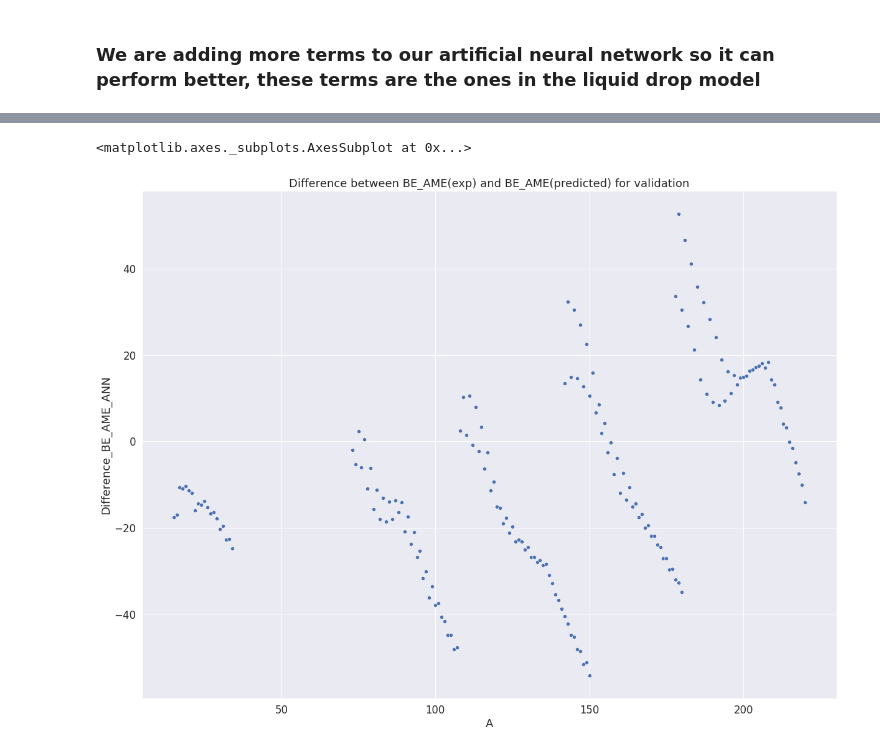
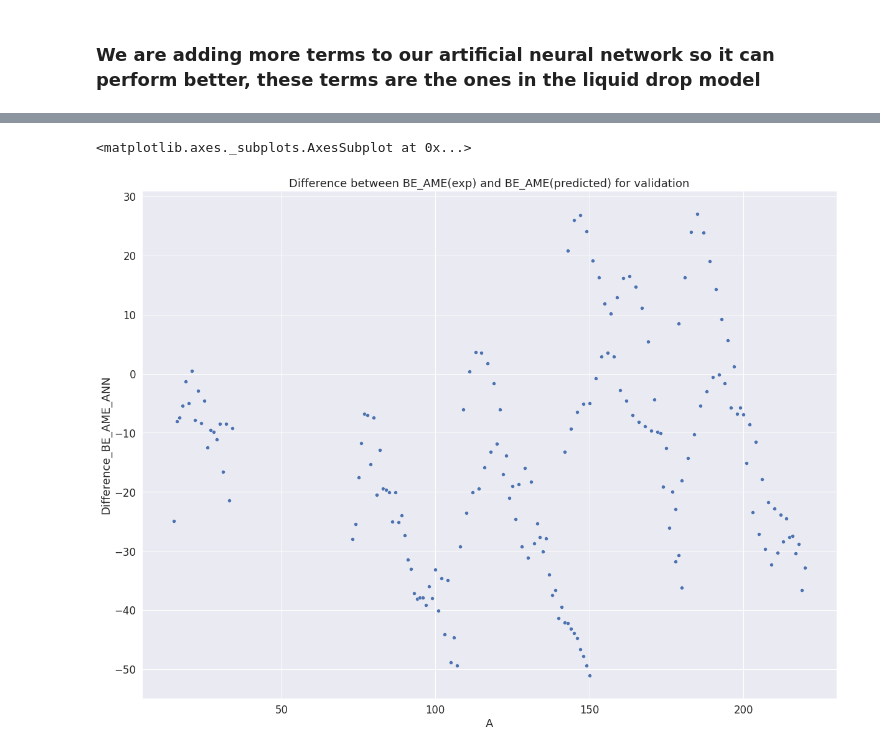
Before and after one commit to AlexianL/StudentProject2023, a Jupyter notebook: artificial_neural_network.ipynb, the cells around one changed output, grey strips where cells are left out. Saved outputs shown, nothing was run; the diff lists cells and outputs as text; code cells hidden in the pictures.

```diff
--- a/artificial_neural_network.ipynb
+++ b/artificial_neural_network.ipynb
@@ -113,7 +136,7 @@ model4 = keras.models.Model(([input1, input2, input3, input4, input5, input6, in
 # %%
 model4.compile(optimizer=Adam(learning_rate=0.0001), loss="mean_squared_error")
 # %%
-history4=model4.fit(x=(scaled_n, scaled_z, scaled_surf, scaled_coul, scaled_asym, scaled_pair, scaled_n_parity, scaled_z_parity), y=scaled_target, batch_size=11, epochs=150, shuffle=True, verbose=1)
+history4=model4.fit(x=(scaled_n, scaled_z, scaled_surf, scaled_coul, scaled_asym, scaled_pair, scaled_n_parity, scaled_z_parity, scaled_n_distance, scaled_z_distance), y=scaled_target, epochs=150, shuffle=True, verbose=1)
 
 
 plt.figure(figsize =(20,13))
@@ -179,6 +202,16 @@ validation_data["Pair"] = np.power(validation_data["A"],-1/2)
 validation_data["Z_parity"] = np.power(-1,validation_data["Z"])
 validation_data["N_parity"] = np.power(-1,validation_data["N"])
 
+validation_data["Z_distance"] = None
+validation_data["N_distance"] = None
+
+# Boucle pour calculer les distances et les stocker dans les nouvelles colonnes
+for i, row in validation_data.iterrows():
+    z = row["Z"]
+    n = row["N"]
+    validation_data.at[i, "Z_distance"] = min([abs(z - m) for m in magic_numbers])
+    validation_data.at[i, "N_distance"] = min([abs(n - m) for m in magic_numbers])
+
 test_target = validation_data["ame_BE"]
 test_n_input = validation_data["N"]
 test_z_input = validation_data["Z"]
@@ -188,21 +221,26 @@ test_asym_input = validation_data["Asym"]
 test_pair_input = validation_data["Pair"]
 test_z_parity_input = validation_data["Z_parity"]
 test_n_parity_input = validation_data["N_parity"]
+test_z_distance_input = validation_data["Z_distance"]
+test_n_distance_input = validation_data["N_distance"]
 
+validation_scaler = MinMaxScaler(feature_range=(0,1))
+test_scaled_n = validation_scaler.fit_transform(pd.Series.to_numpy(test_n_input).reshape(-1,1))
+test_scaled_z = validation_scaler.fit_transform(pd.Series.to_numpy(test_z_input).reshape(-1,1))
+test_scaled_coul = validation_scaler.fit_transform(pd.Series.to_numpy(test_coul_input).reshape(-1,1))
+test_scaled_surf = validation_scaler.fit_transform(pd.Series.to_numpy(test_surf_input).reshape(-1,1))
+test_scaled_asym = validation_scaler.fit_transform(pd.Series.to_numpy(test_asym_input).reshape(-1,1))
+test_scaled_pair = validation_scaler.fit_transform(pd.Series.to_numpy(test_pair_input).reshape(-1,1))
+test_scaled_z_parity = validation_scaler.fit_transform(pd.Series.to_numpy(test_z_parity_input).reshape(-1,1))
+test_scaled_n_parity = validation_scaler.fit_transform(pd.Series.to_numpy(test_n_parity_input).reshape(-1,1))
+test_scaled_z_distance = validation_scaler.fit_transform(pd.Series.to_numpy(test_z_distance_input).reshape(-1,1))
+test_scaled_n_distance = validation_scaler.fit_transform(pd.Series.to_numpy(test_n_distance_input).reshape(-1,1))
 
-test_scaled_n = scaler.fit_transform(pd.Series.to_numpy(test_n_input).reshape(-1,1))
-test_scaled_z = scaler.fit_transform(pd.Series.to_numpy(test_z_input).reshape(-1,1))
-test_scaled_coul = scaler.fit_transform(pd.Series.to_numpy(test_coul_input).reshape(-1,1))
-test_scaled_surf = scaler.fit_transform(pd.Series.to_numpy(test_surf_input).reshape(-1,1))
-test_scaled_asym = scaler.fit_transform(pd.Series.to_numpy(test_asym_input).reshape(-1,1))
-test_scaled_pair = scaler.fit_transform(pd.Series.to_numpy(test_pair_input).reshape(-1,1))
-test_scaled_z_parity = scaler.fit_transform(pd.Series.to_numpy(test_z_parity_input).reshape(-1,1))
-test_scaled_n_parity = scaler.fit_transform(pd.Series.to_numpy(test_n_parity_input).reshape(-1,1))
-test_scaled_target = scaler.fit_transform(pd.Series.to_numpy(test_target).reshape(-1,1))
+test_scaled_target = validation_scaler.fit_transform(pd.Series.to_numpy(test_target).reshape(-1,1))
 # %%
-validation_predictions = model4.predict(x=([test_scaled_n, test_scaled_z, test_scaled_surf, test_scaled_coul, test_scaled_asym, test_scaled_pair, test_scaled_n_parity, test_scaled_z_parity]), batch_size=1)
+validation_predictions = model4.predict(x=([test_scaled_n, test_scaled_z, test_scaled_surf, test_scaled_coul, test_scaled_asym, test_scaled_pair, test_scaled_n_parity, test_scaled_z_parity, test_scaled_n_distance, test_scaled_z_distance]), batch_size=0)
 
-validation_rescaled_predictions = [ (i - scaler.min_)/scaler.scale_ for i in validation_predictions]
+validation_rescaled_predictions = [ (i - validation_scaler.min_)/validation_scaler.scale_ for i in validation_predictions]
 
 validation_data["BE_Predictions"] = np.double(validation_rescaled_predictions)
 validation_data["Difference_BE_AME_ANN"] = validation_data["ame_BE"] - validation_data["BE_Predictions"]
@@ -217,5 +255,5 @@ sns.scatterplot(x="A",y="Difference_BE_AME_ANN",data=validation_data, palette="r
 <matplotlib.axes._subplots.AxesSubplot at 0x...>
-[figure, old version]
+[figure, new version]
 # %%
 rms_validation = np.sqrt(((validation_data["Difference_BE_AME_ANN"] ** 2).sum()) / len(validation_data["Difference_BE_AME_ANN"]))
 
```
Also changed, not shown: parts of 10 cells of this notebook.
